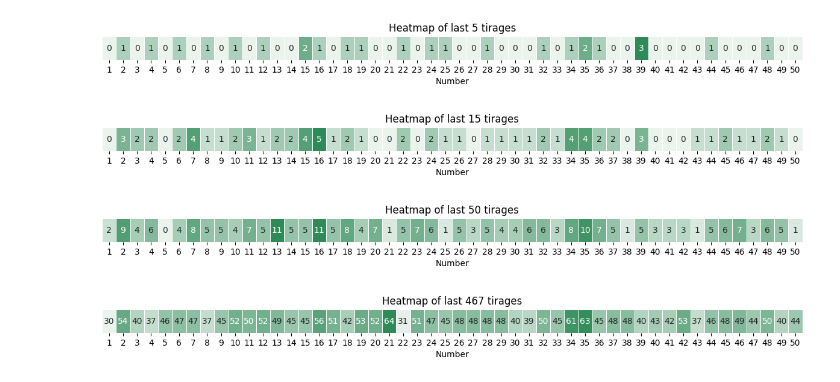
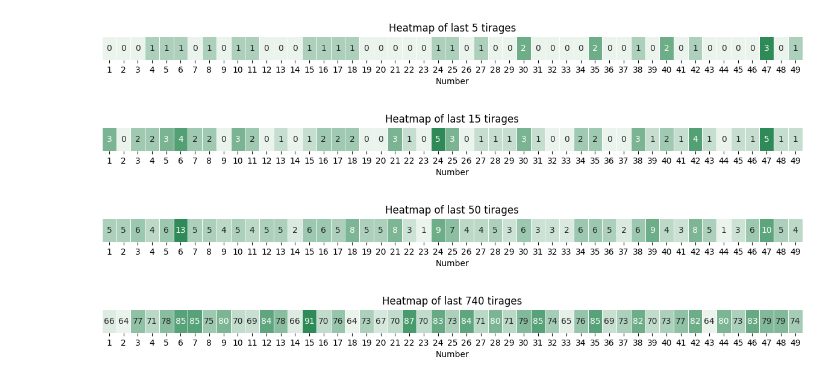
Before and after one commit to TeodorKolev/Lotto, a Jupyter notebook: Lottery.ipynb, the cells around one changed output. Saved outputs shown, nothing was run; the diff lists cells and outputs as text; code cells hidden in the pictures.

```diff
--- a/Lottery.ipynb
+++ b/Lottery.ipynb
@@ -44,12 +39,12 @@ import seaborn as sns
 # %%
-# ENVIRONMENTS SETUP (local to notebook)
+# ENVIRONMENTS SETUP
 ENVIRONMENTS = {
-    "fdj": {
+    "fdj": {  # French National Lottery
         "url_to_zip": "https://media.fdj.fr/static-draws/csv/loto/loto_201911.zip",
         "file_name": "loto_201911.csv",
-        "max_number": 49,  # None means all rows
+        "max_number": 49,
     },
-    "em": {
+    "em": {  # EuroMillions
         "url_to_zip": "https://media.fdj.fr/static-draws/csv/euromillions/euromillions_202002.zip",
         "file_name": "euromillions_202002.csv",
         "max_number": 50,
@@ -57,9 +52,15 @@ ENVIRONMENTS = {
 
 }
 
-# Select environment
-ENV = "em"  # Change to "test" or other as needed
+# Select environment (change this to switch between environments)
+ENV = "fdj"  # Options: "fdj", "em"
 config = ENVIRONMENTS[ENV]
+
+# Extract configuration
 url_to_zip = config["url_to_zip"]
 file_name = config["file_name"]
 max_number = config["max_number"]
+
+print(f"Selected environment: {ENV}")
+print(f"Using file: {file_name}")
+print(f"Maximum number: {max_number}")
@@ -143,44 +498,55 @@ def extract_data_frame(data_frame, first_n_rows=None):
     Returns a copy of the first_n_rows of the DataFrame, or the whole DataFrame if first_n_rows is None.
     """
     if first_n_rows is None:
-        return data_frame.copy() # Return a copy of the entire DataFrame
-    return data_frame.iloc[:first_n_rows].copy() # starts from 0
+        return data_frame.copy()
+    return data_frame.iloc[:first_n_rows].copy()
 
 def show_heat_map(last_tirages=None):
     """
-    Displays a heatmap of the frequency of each number (1-49) in the last `last_tirages` draws.
+    Displays a heatmap of the frequency of each number (1-max_number) in the last `last_tirages` draws.
     If last_tirages is None, uses all available draws.
+    Handles KeyError if boule columns are missing.
     """
     extracted_df = extract_data_frame(df, last_tirages)
     boule_cols = ['boule_1', 'boule_2', 'boule_3', 'boule_4', 'boule_5']
+
+    # Check if all boule columns exist in the DataFrame
+    missing_cols = [col for col in boule_cols if col not in extracted_df.columns]
+    if missing_cols:
+        print(f"Warning: The following columns are missing in the DataFrame and will be skipped: {missing_cols}")
+        boule_cols = [col for col in boule_cols if col in extracted_df.columns]
+        if not boule_cols:
+            print("Error: No boule columns found in the DataFrame. Cannot plot heatmap.")
+            return
+
+    # Only melt if there are valid boule columns
     flat_df = extracted_df.melt(value_vars=boule_cols, var_name='boule', value_name='number')
 
     tirages_count = len(extracted_df)
 
     # Count occurrences of each number
     number_counts = flat_df['number'].value_counts().reindex(range(1, max_number+1), fill_value=0).sort_index()
 
     plt.figure(figsize=(15, 0.5))
     sns.heatmap(
         np.array(number_counts.values).reshape(1, -1),
         cmap=sns.light_palette("seagreen", as_cmap=True),
         annot=True,
         fmt='d',
         linewidths=.5,
         cbar=False,
         xticklabels=[str(x) for x in number_counts.index]
     )
     plt.title(f'Heatmap of last {tirages_count} tirages')
-    plt.yticks([])  # Hide y-axis ticks
+    plt.yticks([])
     plt.xlabel('Number')
-    # Remove plt.tight_layout() to avoid the warning about tight layout not being applied
     plt.show()
 
 # Example usage
 for n in [5, 15, 50, None]:
     show_heat_map(n)
 # %% [output]
-[figure, old version]
+[figure, new version]
-[figure, old version]
+[figure, new version]
-[figure, old version]
+[figure, new version]
-[figure, old version]
+[figure, new version]
```
Also changed, not shown: parts of 26 cells of this notebook.
